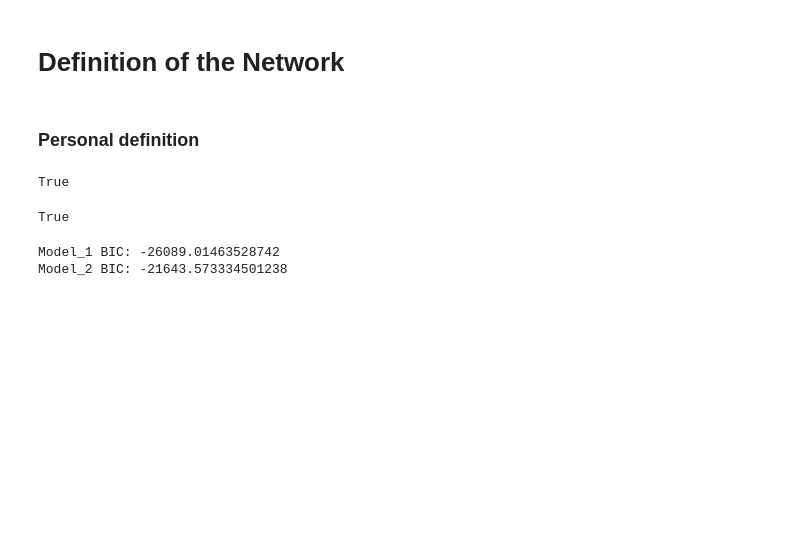
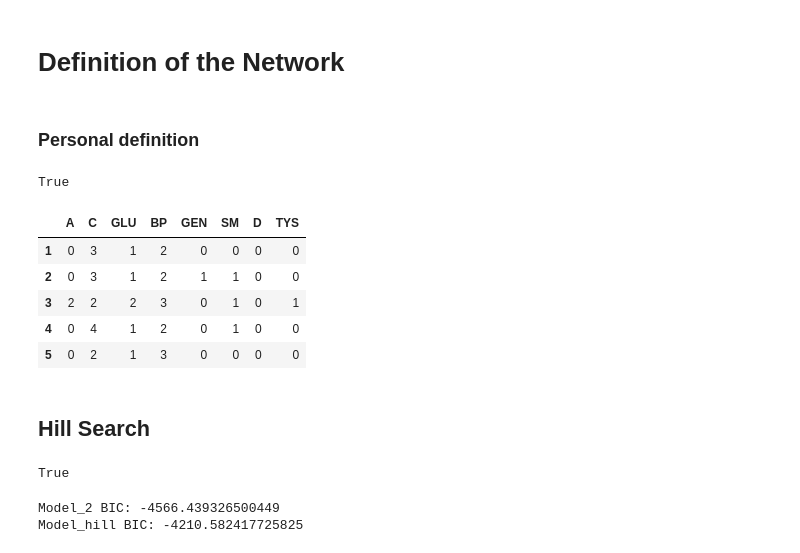
Before and after one commit to TarMatt/Coronary_disease, a Jupyter notebook: uni_project.ipynb, the cells around one changed output. Saved outputs shown, nothing was run; the diff lists cells and outputs as text; code cells hidden in the pictures; blank space fills up the shorter version.

```diff
--- a/uni_project.ipynb
+++ b/uni_project.ipynb
@@ -106,11 +105,11 @@ skim(continuous_data)
 continuous_data_cl = continuous_data.dropna()
 # %%
 # Age
-continuous_data_cl = continuous_data_cl[(continuous_data_cl['age'] >= 40) & (continuous_data_cl['age'] <= 65)]
-continuous_data_cl['age'] = pd.cut(continuous_data_cl.age,bins=[39,49,59,66],labels=[0,1,2],ordered=False).astype(int)
+continuous_data_cl = continuous_data_cl[(continuous_data_cl['age'] >= 40) & (continuous_data_cl['age'] <= 70)]
+continuous_data_cl['age'] = pd.cut(continuous_data_cl.age,bins=[39,49,59,75],labels=[0,1,2],ordered=False).astype(int)
 # Cholesterol-level
-continuous_data_cl = continuous_data_cl[(continuous_data_cl['totChol'] >= 50) & (continuous_data_cl['totChol'] <= 500)]
-continuous_data_cl['totChol'] = pd.cut(continuous_data_cl.totChol,bins=[49,159,199,239,279,510],labels=[0,1,2,3,4],ordered=False).astype(int)
+continuous_data_cl = continuous_data_cl[(continuous_data_cl['totChol'] >= 50) & (continuous_data_cl['totChol'] <= 600)]
+continuous_data_cl['totChol'] = pd.cut(continuous_data_cl.totChol,bins=[49,159,199,239,279,650],labels=[0,1,2,3,4],ordered=False).astype(int)
 # Systolic-Pressure
 continuous_data_cl = continuous_data_cl[(continuous_data_cl['sysBP'] >= 40) & (continuous_data_cl['sysBP'] <= 250)]
 # Diastolic-Pressure
@@ -119,8 +118,8 @@ continuous_data_cl = continuous_data_cl[(continuous_data_cl['diaBP'] >= 40) &(co
 continuous_data_cl = continuous_data_cl[(continuous_data_cl['BMI'] <= 50)]
 continuous_data_cl['BMI'] = pd.cut(continuous_data_cl.BMI,bins=[15.,18.5,24.9,29.9,34.9,50],labels=[0,1,2,3,4],ordered=False).astype(int)
 # Glucose level
-continuous_data_cl = continuous_data_cl[(continuous_data_cl['glucose'] <= 150)]
-continuous_data_cl['glucose'] = pd.cut(continuous_data_cl.glucose,bins=[35,69,99,125,155],labels=[0,1,2,3],ordered=False).astype(int)
+continuous_data_cl = continuous_data_cl[(continuous_data_cl['glucose'] <= 350)]
+continuous_data_cl['glucose'] = pd.cut(continuous_data_cl.glucose,bins=[35,69,99,125,375],labels=[0,1,2,3],ordered=False).astype(int)
 # %%
 # Create a Blood pressure variable
 
@@ -147,6 +146,11 @@ discrete_data.columns = ['GEN','SM','PS','PH','D','TYS']
 dataset = pd.concat([continuous_data_cl,discrete_data],axis=1)
 dataset = dataset.drop(['SBP','DBP','PH'],axis=1)
 
+dataset = dataset.dropna()
+dataset = dataset.astype('int')
+dataset = dataset.astype('str')
+
+
 dataset.head()
 # %% [output]
 |  | A | C | BMI | GLU | BP | GEN | SM | PS | D | TYS |
@@ -184,3 +188,13 @@ model_1.fit(dataset, estimator=MaximumLikelihoodEstimator)
 model_1.check_model()
 # %% [output]
 True
+# %%
+data_cut = dataset.drop(['BMI','PS'],axis=1)
+data_cut.head()
+# %% [output]
+|  | A | C | GLU | BP | GEN | SM | D | TYS |
+| 1 | 0 | 3 | 1 | 2 | 0 | 0 | 0 | 0 |
+| 2 | 0 | 3 | 1 | 2 | 1 | 1 | 0 | 0 |
+| 3 | 2 | 2 | 2 | 3 | 0 | 1 | 0 | 1 |
+| 4 | 0 | 4 | 1 | 2 | 0 | 1 | 0 | 0 |
+| 5 | 0 | 2 | 1 | 3 | 0 | 0 | 0 | 0 |
@@ -195,16 +227,36 @@ edges_2 = [ ('A','BP'),('GEN','BP'),
 model_2 = BayesianNetwork(edges_2)
 
 # Fit the CPDs using MaximumLikelihoodEstimator
-model_2.fit(dataset, estimator=MaximumLikelihoodEstimator)
+model_2.fit(train_net, estimator=MaximumLikelihoodEstimator)
 
 model_2.check_model()
-# %% [output]
-True
+# %% [markdown]
+## Hill Search
+# %%
+# Set some boundaries
+
+fixeed_edges = [('A','BP'),('GEN','BP'),('SM','BP'),('GLU','D')]
+forbidden_edges = [(node,'A') for node in train_net.columns if node !='BP'] + \
+                  [(node,'GEN') for node in train_net.columns if node !='BP'] + \
+                   [(node,'SM') for node in train_net.columns if node !='SM']
+
+score = HillClimbSearch(train_net)
+
+best_model = score.estimate(scoring_method=BicScore(train_net),max_indegree=5,
+                            fixed_edges=fixeed_edges,black_list=forbidden_edges)
+
+hill_model=BayesianNetwork(best_model.edges())
+
+hill_model.fit(train_net, estimator=MaximumLikelihoodEstimator)
+
+hill_model.check_model()
+# %% [output]
+True
 # %%
-bic = BicScore(dataset)
+bic = BicScore(test_net)
 
-print(f'Model_1 BIC: {bic.score(model_1)}')
 print(f'Model_2 BIC: {bic.score(model_2)}')
+print(f'Model_hill BIC: {bic.score(hill_model)}')
 # %% [output]
-Model_1 BIC: -26089.01463528742
-Model_2 BIC: -21643.573334501238
+Model_2 BIC: -4566.439326500449
+Model_hill BIC: -4210.582417725825
```
Also changed, not shown: parts of 12 cells of this notebook.
